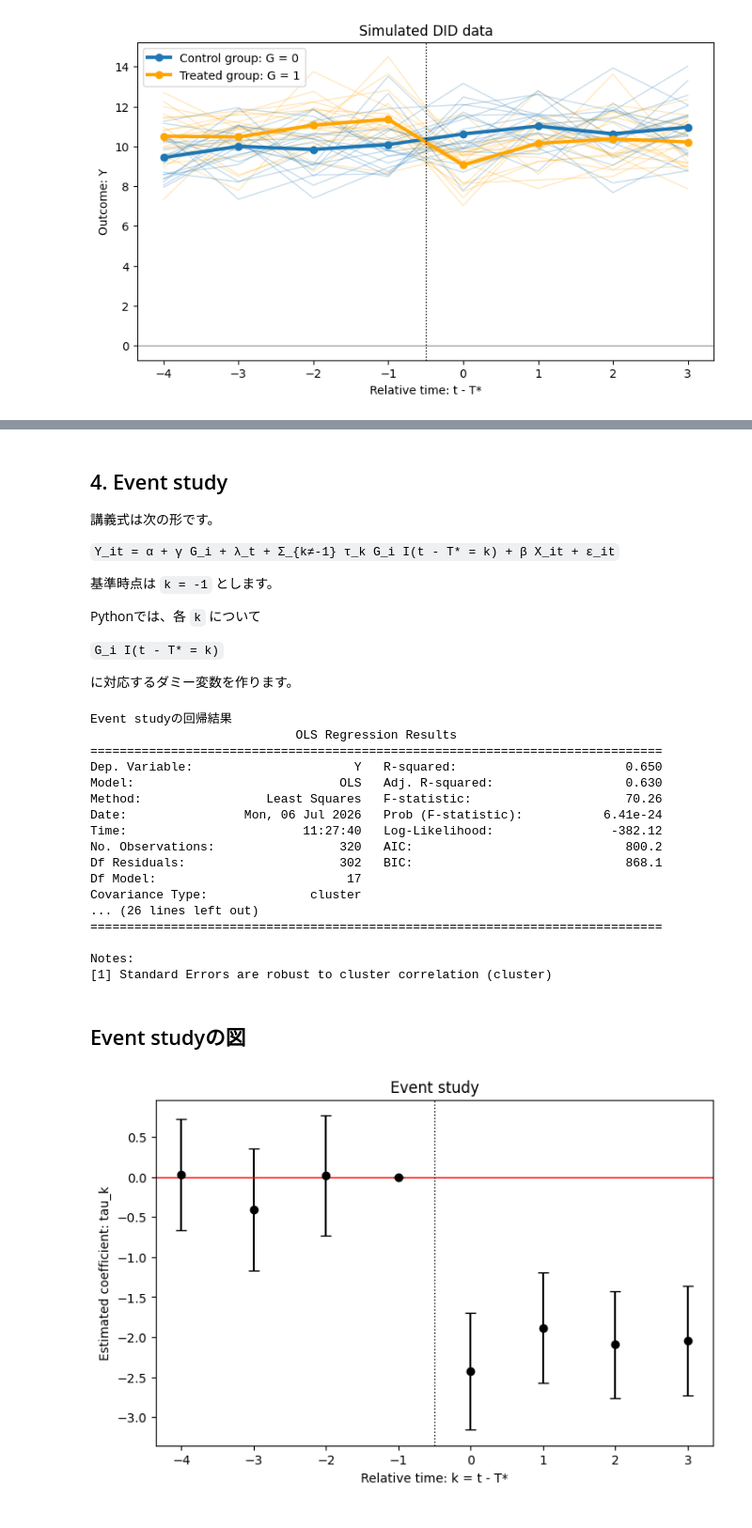
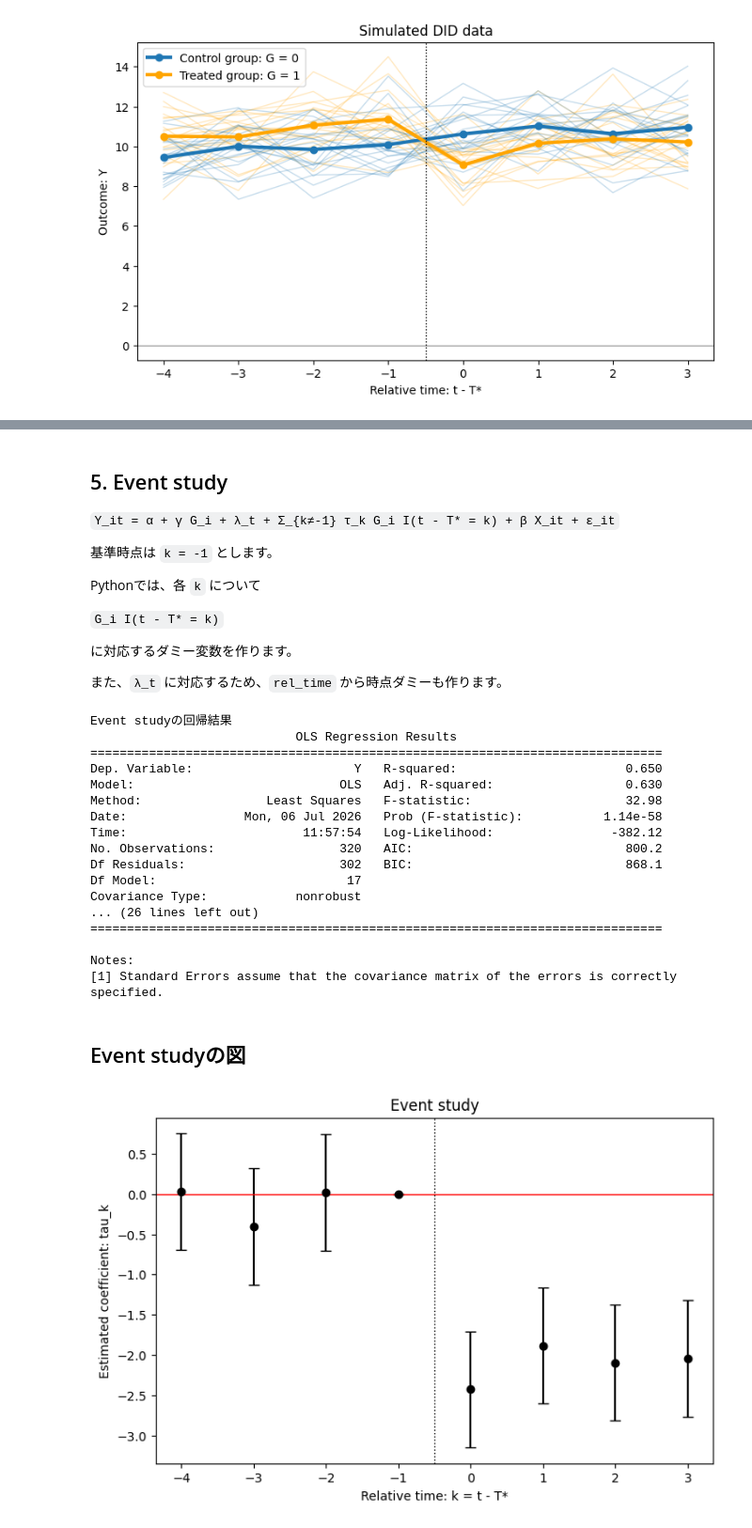
Before and after one commit to yutaota/intro_to_causal_inference, a Jupyter notebook: Ex07_DID.ipynb, the cells around one changed output, grey strips where cells are left out. Shown at 94% size. Drawn from its saved outputs; the diff is of its cells as text; code cells hidden in the pictures.

```diff
--- a/Ex07_DID.ipynb
+++ b/Ex07_DID.ipynb
@@ -191,8 +209,6 @@ Covariance Type:              cluster
 真の処置効果 tau： -2.0
 # %% [markdown]
-## 4. Event study
-
-講義式は次の形です。
+## 5. Event study
 
 `Y_it = α + γ G_i + λ_t + Σ_{k≠-1} τ_k G_i I(t - T* = k) + β X_it + ε_it`
 
@@ -203,6 +219,8 @@ Pythonでは、各 `k` について
 `G_i I(t - T* = k)`
 
 に対応するダミー変数を作ります。
+
+また、`λ_t` に対応するため、`rel_time` から時点ダミーも作ります。
 # %%
 # Event study用のダミーを作る
 # 基準時点 k = -1 は落とす
@@ -224,13 +242,18 @@ for k in rel_times:
 
 event_formula = "Y ~ " + " + ".join(event_terms) + " + G + C(rel_time) + X1 + X2"
 
-event_model = smf.ols(
-    event_formula,
-    data=data
-).fit(
-    cov_type="cluster",
-    cov_kwds={"groups": data["unit_id"]}
+lambda_dummies = pd.get_dummies(data["rel_time"], prefix="lambda", drop_first=True, dtype=int)
+
+X_event = pd.concat(
+    [data[event_terms], data[["G", "X1", "X2"]], lambda_dummies],
+    axis=1
 )
+
+X_event = sm.add_constant(X_event)
+y_event = data["Y"]
+
+model_event = sm.OLS(y_event, X_event)
+event_model = model_event.fit()
 
 print("Event studyの回帰結果")
 print(event_model.summary())
@@ -240,40 +263,64 @@ Event studyの回帰結果
 ==============================================================================
 Dep. Variable:                      Y   R-squared:                       0.650
 Model:                            OLS   Adj. R-squared:                  0.630
-Method:                 Least Squares   F-statistic:                     70.26
-Date:                Mon, 06 Jul 2026   Prob (F-statistic):           6.41e-24
-Time:                        11:27:40   Log-Likelihood:                -382.12
+Method:                 Least Squares   F-statistic:                     32.98
+Date:                Mon, 06 Jul 2026   Prob (F-statistic):           1.14e-58
+Time:                        11:57:54   Log-Likelihood:                -382.12
 No. Observations:                 320   AIC:                             800.2
 Df Residuals:                     302   BIC:                             868.1
 Df Model:                          17
-Covariance Type:              cluster
+Covariance Type:            nonrobust
 ... (26 lines left out)
 ==============================================================================
 
 Notes:
-[1] Standard Errors are robust to cluster correlation (cluster)
+[1] Standard Errors assume that the covariance matrix of the errors is correctly specified.
 # %% [markdown]
 ## Event studyの図
 # %%
+# Event studyの推定値を回帰結果から取り出す
+event_rows = []
+
+for k in rel_times:
+    if k == baseline_k:
+        event_rows.append({
+            "k": k,
+            "tau_k": 0.0,
+            "std err": 0.0
+        })
+    else:
+        if k < 0:
+            name = f"G_k_m{abs(k)}"
+        else:
+            name = f"G_k_{k}"
+
+        event_rows.append({
+            "k": k,
+            "tau_k": event_model.params[name],
+            "std err": event_model.bse[name]
+        })
+
+event_result = pd.DataFrame(event_rows)
+
 plt.figure(figsize=(8, 5))
 
 plt.errorbar(
     event_result["k"],
     event_result["tau_k"],
     yerr=1.96 * event_result["std err"],
     fmt="o",
     color="black",
     ecolor="black",
     capsize=4
 )
 
 plt.axhline(0, color="red", linewidth=1)
 plt.axvline(-0.5, color="black", linestyle=":", linewidth=1)
 
 plt.xlabel("Relative time: k = t - T*")
 plt.ylabel("Estimated coefficient: tau_k")
 plt.title("Event study")
 plt.xticks(rel_times)
 plt.show()
 # %% [output]
-[figure, old version]
+[figure, new version]
```
Also changed, not shown: parts of 7 cells of this notebook.
